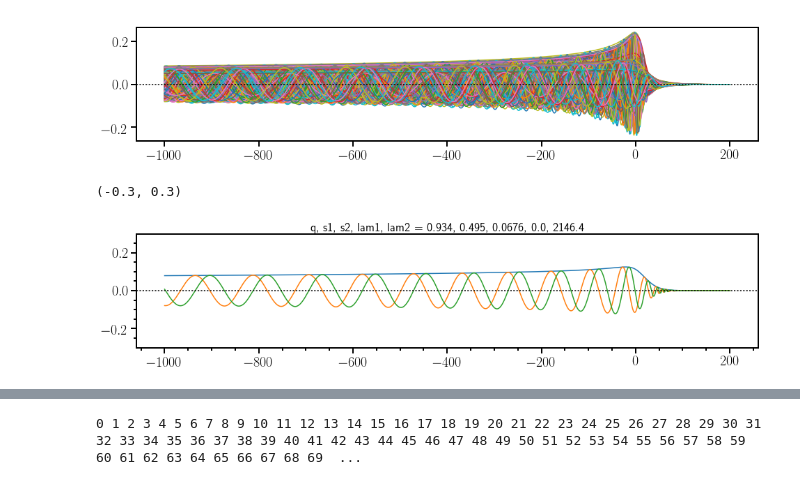
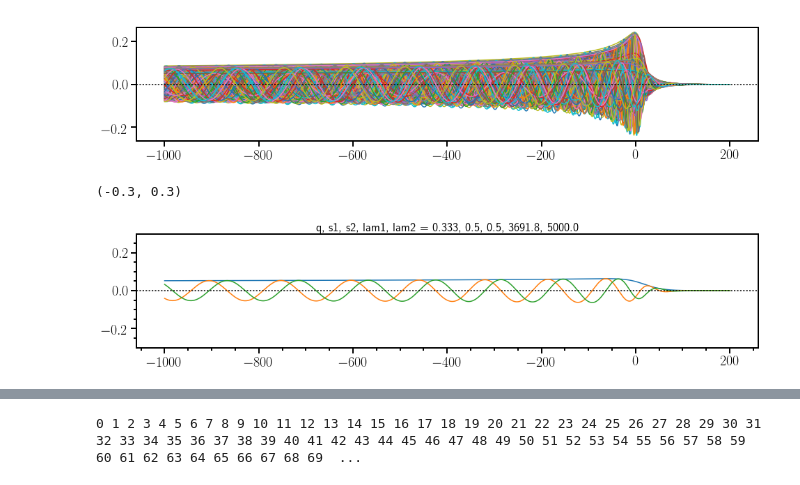
Before and after one commit to benjaminlackey/gpsurrogate, a Jupyter notebook: notebooks/EOB/TrainingSetTEOB20Hz.ipynb, the cells around one changed output, grey strips where cells are left out. Drawn from its saved outputs; the diff is of its cells as text; code cells hidden in the pictures.

```diff
--- a/notebooks/EOB/TrainingSetTEOB20Hz.ipynb
+++ b/notebooks/EOB/TrainingSetTEOB20Hz.ipynb
@@ -294,16 +278,16 @@ fig, ax = wave.plot_waveforms(hlist, hc=True, xi=-1000, xf=200, npoints=10000)
 #     ax.minorticks_on()
 #     ax.set_ylim(-0.3, 0.3)
 # %%
-i=85
+i=107
 p = params[i]
 fig, ax = wave.plot_waveforms([hlist[i]], hc=True, xi=-1000, xf=200, npoints=10000)
 title = 'q, s1, s2, lam1, lam2 = {:.3}, {:.3}, {:.3}, {:.1f}, {:.1f}'.format(p[0], p[1], p[2], p[3], p[4])
 ax.set_title(title)
 ax.minorticks_on()
 ax.set_ylim(-0.3, 0.3)
 #ax.set_xlim(-1000, 200)
 # %% [output]
 (-0.3, 0.3)
-[figure, old version]
+[figure, new version]
 # %%
 # There are some bad waveforms, so just remove them
```
Also changed, not shown: parts of 34 cells of this notebook, 5 other files.
